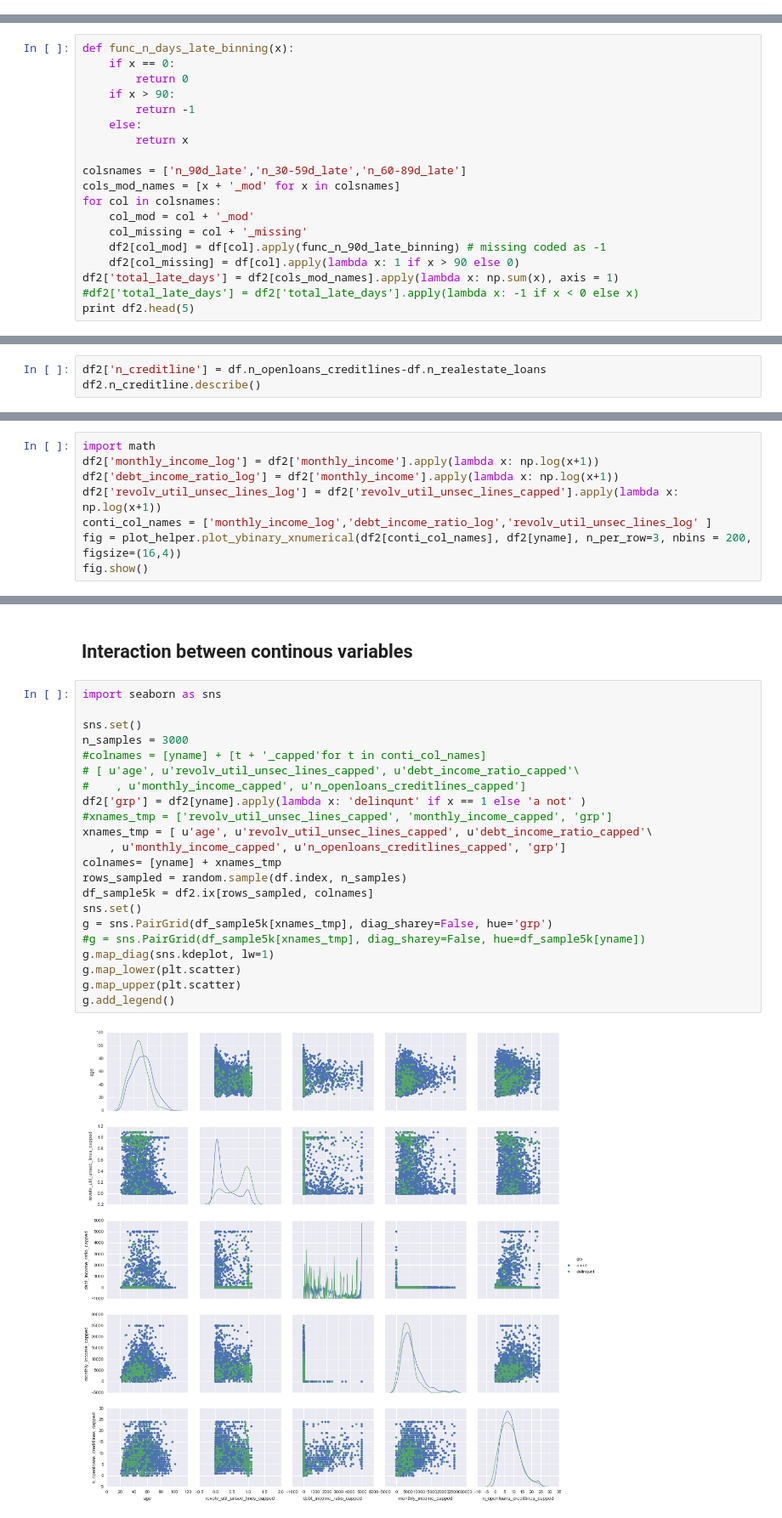
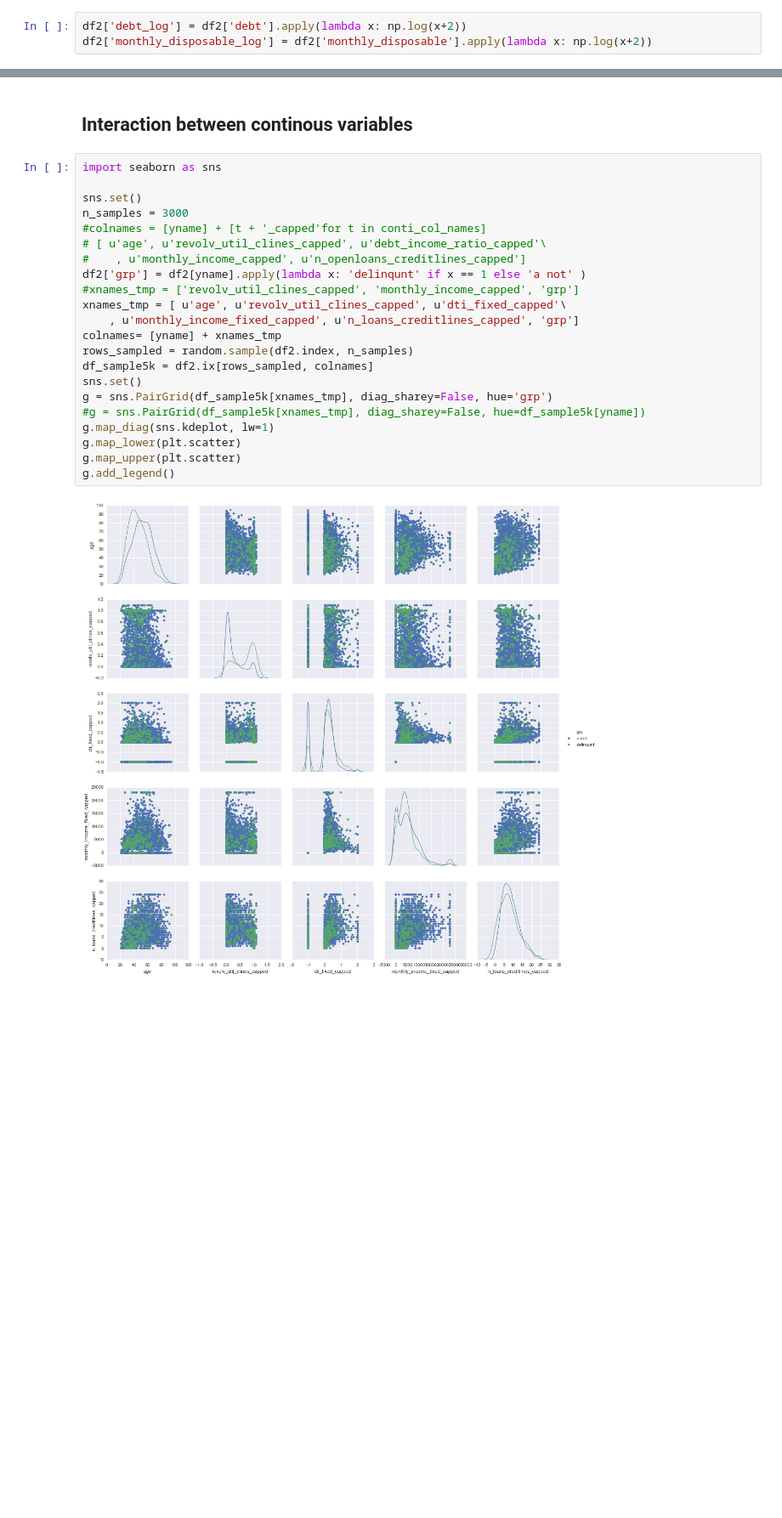
Before and after one commit to joyce-duan/ml_cases, a Jupyter notebook: give_me_some_credit/EDA.ipynb, the cells around one changed output, grey strips where cells are left out. Shown at 85% size. Drawn from its saved outputs; the diff is of its cells as text; blank space fills up the shorter version.

```diff
--- a/give_me_some_credit/EDA.ipynb
+++ b/give_me_some_credit/EDA.ipynb
@@ -166,0 +315,3 @@ plt.show()
+# %%
+df2['debt_log'] = df2['debt'].apply(lambda x: np.log(x+2))
+df2['monthly_disposable_log'] = df2['monthly_disposable'].apply(lambda x: np.log(x+2))
@@ -205,19 +502,0 @@ print df_stats
-# %%
-def func_n_days_late_binning(x):
-    if x == 0:
-        return 0
-    if x > 90:
-        return -1
-    else:
-        return x
-
-colsnames = ['n_90d_late','n_30-59d_late','n_60-89d_late']
-cols_mod_names = [x + '_mod' for x in colsnames]
-for col in colsnames:
-    col_mod = col + '_mod'
-    col_missing = col + '_missing'
-    df2[col_mod] = df[col].apply(func_n_90d_late_binning) # missing coded as -1
-    df2[col_missing] = df[col].apply(lambda x: 1 if x > 90 else 0)
-df2['total_late_days'] = df2[cols_mod_names].apply(lambda x: np.sum(x), axis = 1)
-#df2['total_late_days'] = df2['total_late_days'].apply(lambda x: -1 if x < 0 else x)
-print df2.head(5)
@@ -357,3 +778,0 @@ Index([u'id', u'dlqin2yrs', u'age', u'revolv_util_unsec_lines', u'debt_income_ra
-# %%
-df2['n_creditline'] = df.n_openloans_creditlines-df.n_realestate_loans
-df2.n_creditline.describe()
@@ -392,8 +817,0 @@ fig.show()
-# %%
-import math
-df2['monthly_income_log'] = df2['monthly_income'].apply(lambda x: np.log(x+1))
-df2['debt_income_ratio_log'] = df2['monthly_income'].apply(lambda x: np.log(x+1))
-df2['revolv_util_unsec_lines_log'] = df2['revolv_util_unsec_lines_capped'].apply(lambda x: np.log(x+1))
-conti_col_names = ['monthly_income_log','debt_income_ratio_log','revolv_util_unsec_lines_log' ]
-fig = plot_helper.plot_ybinary_xnumerical(df2[conti_col_names], df2[yname], n_per_row=3, nbins = 200, figsize=(16,4))
-fig.show()
@@ -447,26 +865,26 @@ plot_cat_var(df2,cat_col_names,yname, figsize=(16,5))
 # %%
 import seaborn as sns
 
 sns.set()
 n_samples = 3000
 #colnames = [yname] + [t + '_capped'for t in conti_col_names]
-# [ u'age', u'revolv_util_unsec_lines_capped', u'debt_income_ratio_capped'\
+# [ u'age', u'revolv_util_clines_capped', u'debt_income_ratio_capped'\
 #    , u'monthly_income_capped', u'n_openloans_creditlines_capped']
 df2['grp'] = df2[yname].apply(lambda x: 'delinqunt' if x == 1 else 'a not' )
-#xnames_tmp = ['revolv_util_unsec_lines_capped', 'monthly_income_capped', 'grp']
-xnames_tmp = [ u'age', u'revolv_util_unsec_lines_capped', u'debt_income_ratio_capped'\
-    , u'monthly_income_capped', u'n_openloans_creditlines_capped', 'grp']
+#xnames_tmp = ['revolv_util_clines_capped', 'monthly_income_capped', 'grp']
+xnames_tmp = [ u'age', u'revolv_util_clines_capped', u'dti_fixed_capped'\
+    , u'monthly_income_fixed_capped', u'n_loans_creditlines_capped', 'grp']
 colnames= [yname] + xnames_tmp
-rows_sampled = random.sample(df.index, n_samples)
+rows_sampled = random.sample(df2.index, n_samples)
 df_sample5k = df2.ix[rows_sampled, colnames]
 sns.set()
 g = sns.PairGrid(df_sample5k[xnames_tmp], diag_sharey=False, hue='grp')
 #g = sns.PairGrid(df_sample5k[xnames_tmp], diag_sharey=False, hue=df_sample5k[yname])
 g.map_diag(sns.kdeplot, lw=1)
 g.map_lower(plt.scatter)
 g.map_upper(plt.scatter)
 g.add_legend()
 # %% [output]
-[figure, old version]
+[figure, new version]
 # %%
 print df_x_capped.columns
```
Also changed, not shown: parts of 73 cells of this notebook, 7 other files.
